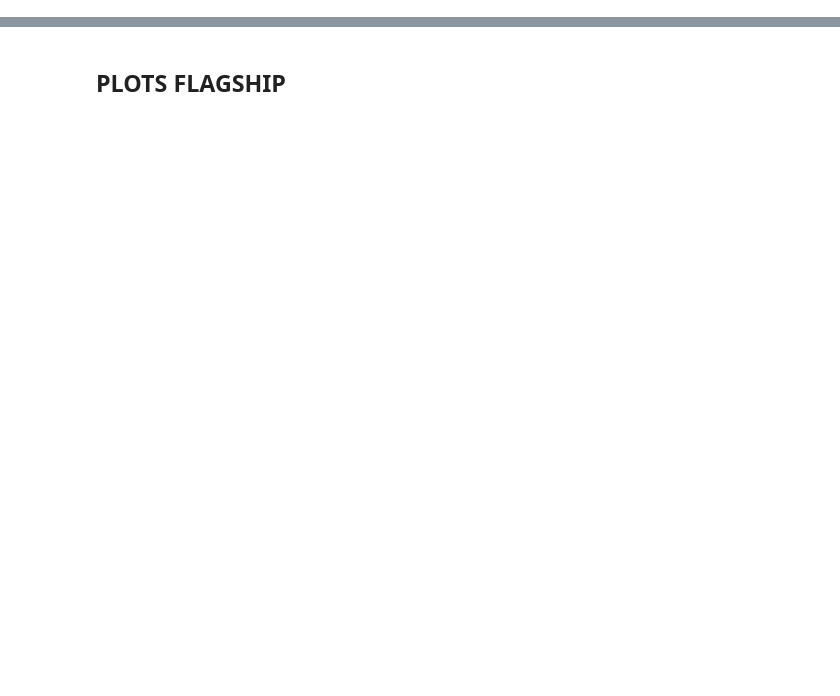
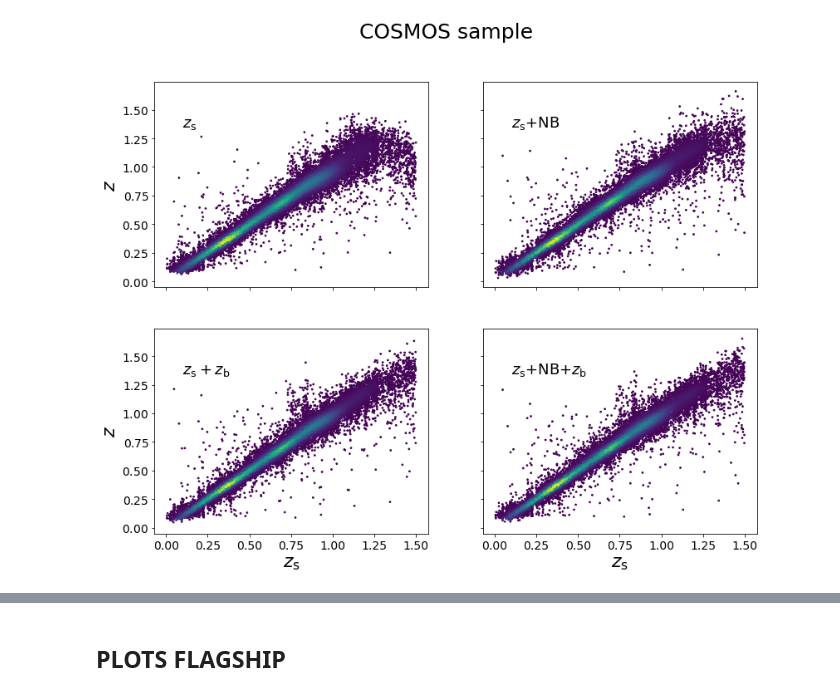
Before and after one commit to lauracabayol/MTL_photozs, a Jupyter notebook: notebooks/plots_cosmos.ipynb, the cells around one changed output, grey strips where cells are left out. Drawn from its saved outputs; the diff is of its cells as text; code cells hidden in the pictures; blank space fills up the shorter version.

```diff
--- a/notebooks/plots_cosmos.ipynb
+++ b/notebooks/plots_cosmos.ipynb
@@ -264,0 +316,49 @@ plt.savefig('/data/astro/scratch/lcabayol/Euclid/referee_report/figures/cosmos_z
+# %%
+import matplotlib
+matplotlib.rc('xtick', labelsize=14)
+matplotlib.rc('ytick', labelsize=14)
+fig,ax = plt.subplots(ncols = 2, nrows = 2, sharex=True, sharey = True, figsize = (13,10))
+st = fig.suptitle("COSMOS sample", fontsize=25)
+
+
+from matplotlib import ticker
+formatter = ticker.ScalarFormatter(useMathText=True)
+formatter.set_scientific(True)
+formatter.set_powerlimits((-1,1))
+ax[0,0].yaxis.set_major_formatter(formatter)
+ax[0,1].yaxis.set_major_formatter(formatter)
+ax[1,0].yaxis.set_major_formatter(formatter)
+ax[1,1].yaxis.set_major_formatter(formatter)
+
+#xy = np.vstack([df.zb_true, df.zb_bb])
+#z_bb = gaussian_kde(xy)(xy)
+
+#xy = np.vstack([df.zb_true, df.zb_bbnb])
+#z_bbnb = gaussian_kde(xy)(xy)
+
+#xy = np.vstack([df.zb_true, df.zb_bbz])
+#z_bbz = gaussian_kde(xy)(xy)
+
+#xy = np.vstack([df.zb_true, df.zb_bbnbz])
+#z_bbnbz = gaussian_kde(xy)(xy)
+
+
+ax[0,0].scatter(df.zb_true, df.zb_bb, c = z_bb, s = 3)
+ax[0,1].scatter(df.zb_true, df.zb_bbnb, c = z_bbnb, s = 3)
+ax[1,0].scatter(df.zb_true, df.zb_bbz, c = z_bbz, s = 3)
+ax[1,1].scatter(df.zb_true, df.zb_bbnbz, c = z_bbnbz, s = 3)
+
+ax[0,0].text(x = 0.1, y = 1.35, s = r'$z_{\rm s}$', fontsize = 18)
+ax[0,1].text(x = 0.1, y = 1.35, s = r'$z_{\rm s}$+NB', fontsize = 18)
+ax[1,0].text(x = 0.1, y = 1.35, s = r'$z_{\rm s}+z_{\rm b}$', fontsize = 18)
+ax[1,1].text(x = 0.1, y = 1.35, s = r'$z_{\rm s}$+NB+$z_{\rm b}$', fontsize = 18)
+
+
+ax[0,0].set_ylabel(r'$z$', fontsize = 22)
+ax[1,0].set_ylabel(r'$z$', fontsize = 22)
+ax[1,1].set_xlabel(r'$z_{\rm s}$', fontsize = 22)
+ax[1,0].set_xlabel(r'$z_{\rm s}$', fontsize = 22)
+
+plt.savefig('/data/astro/scratch/lcabayol/Euclid/referee_report/figures/scatter_cosmos.pdf', bbox_inches = 'tight')
+# %% [output]
+[figure, added]
```
Also changed, not shown: parts of 14 cells of this notebook, 5 other files.
